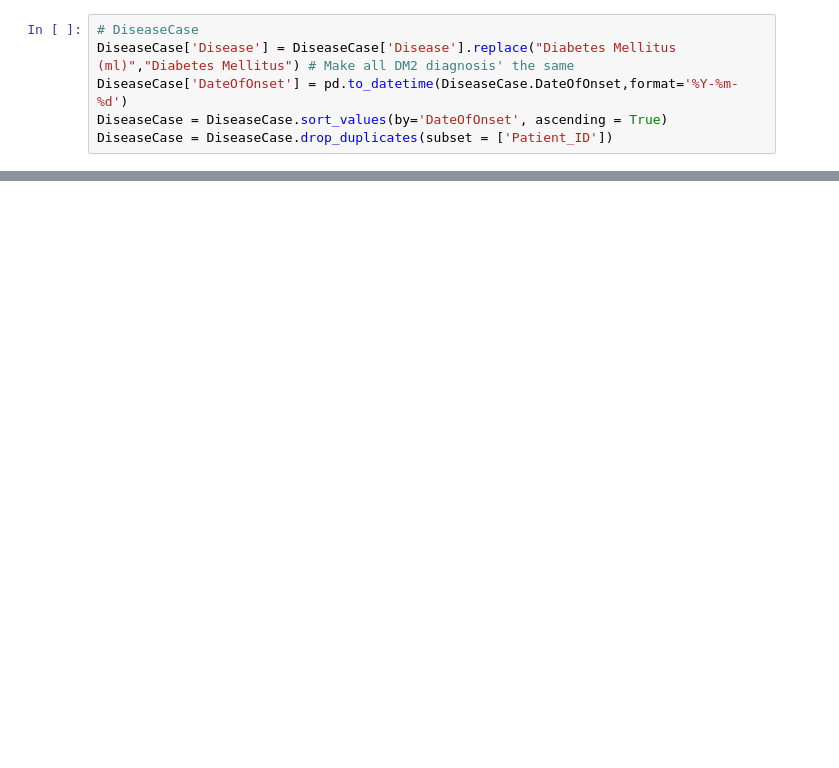
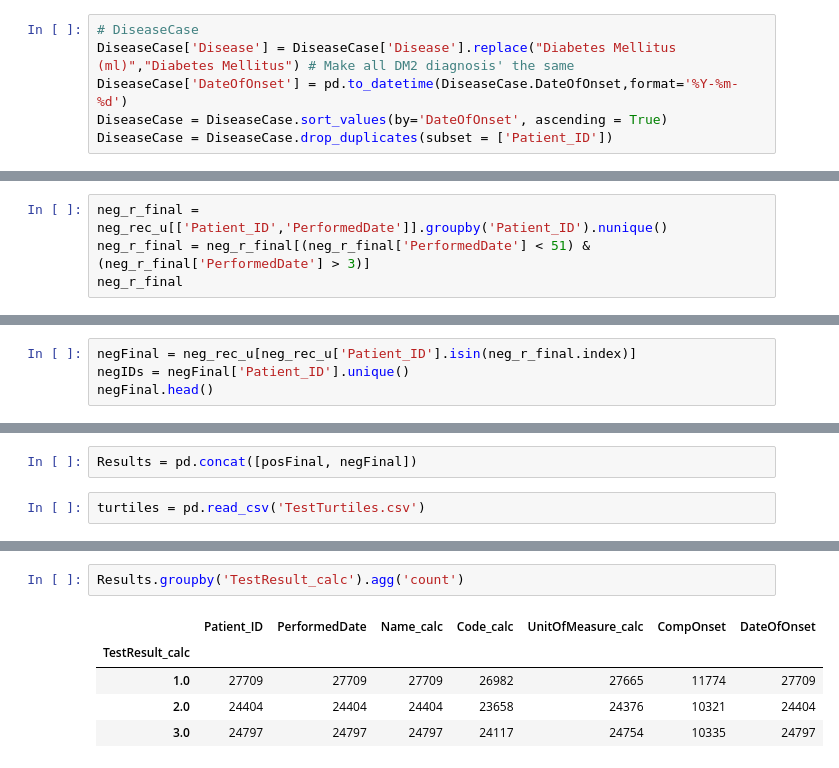
Before and after one commit to DavidHuang0621/DiabetesRiskPrediction, a Jupyter notebook: LabFinalWIP.ipynb, the cells around one changed output, grey strips where cells are left out. Drawn from its saved outputs; the diff is of its cells as text; blank space fills up the shorter version.

```diff
--- a/LabFinalWIP.ipynb
+++ b/LabFinalWIP.ipynb
@@ -214,0 +367,4 @@ print(len(Results.index))
+# %%
+neg_r_final = neg_rec_u[['Patient_ID','PerformedDate']].groupby('Patient_ID').nunique()
+neg_r_final = neg_r_final[(neg_r_final['PerformedDate'] < 51) & (neg_r_final['PerformedDate'] > 3)]
+neg_r_final
@@ -214,0 +386,4 @@ print(len(Results.index))
+# %%
+negFinal = neg_rec_u[neg_rec_u['Patient_ID'].isin(neg_r_final.index)]
+negIDs = negFinal['Patient_ID'].unique()
+negFinal.head()
@@ -214,0 +397,4 @@ print(len(Results.index))
+# %%
+Results = pd.concat([posFinal, negFinal])
+# %%
+turtiles = pd.read_csv('TestTurtiles.csv')
@@ -214,0 +424,8 @@ print(len(Results.index))
+# %%
+Results.groupby('TestResult_calc').agg('count')
+# %% [output]
+|  | Patient_ID | PerformedDate | Name_calc | Code_calc | UnitOfMeasure_calc | CompOnset | DateOfOnset |
+| TestResult_calc |  |  |  |  |  |  |  |
+| 1.0 | 27709 | 27709 | 27709 | 26982 | 27665 | 11774 | 27709 |
+| 2.0 | 24404 | 24404 | 24404 | 23658 | 24376 | 10321 | 24404 |
+| 3.0 | 24797 | 24797 | 24797 | 24117 | 24754 | 10335 | 24797 |
```
Also changed, not shown: parts of 71 cells of this notebook.
